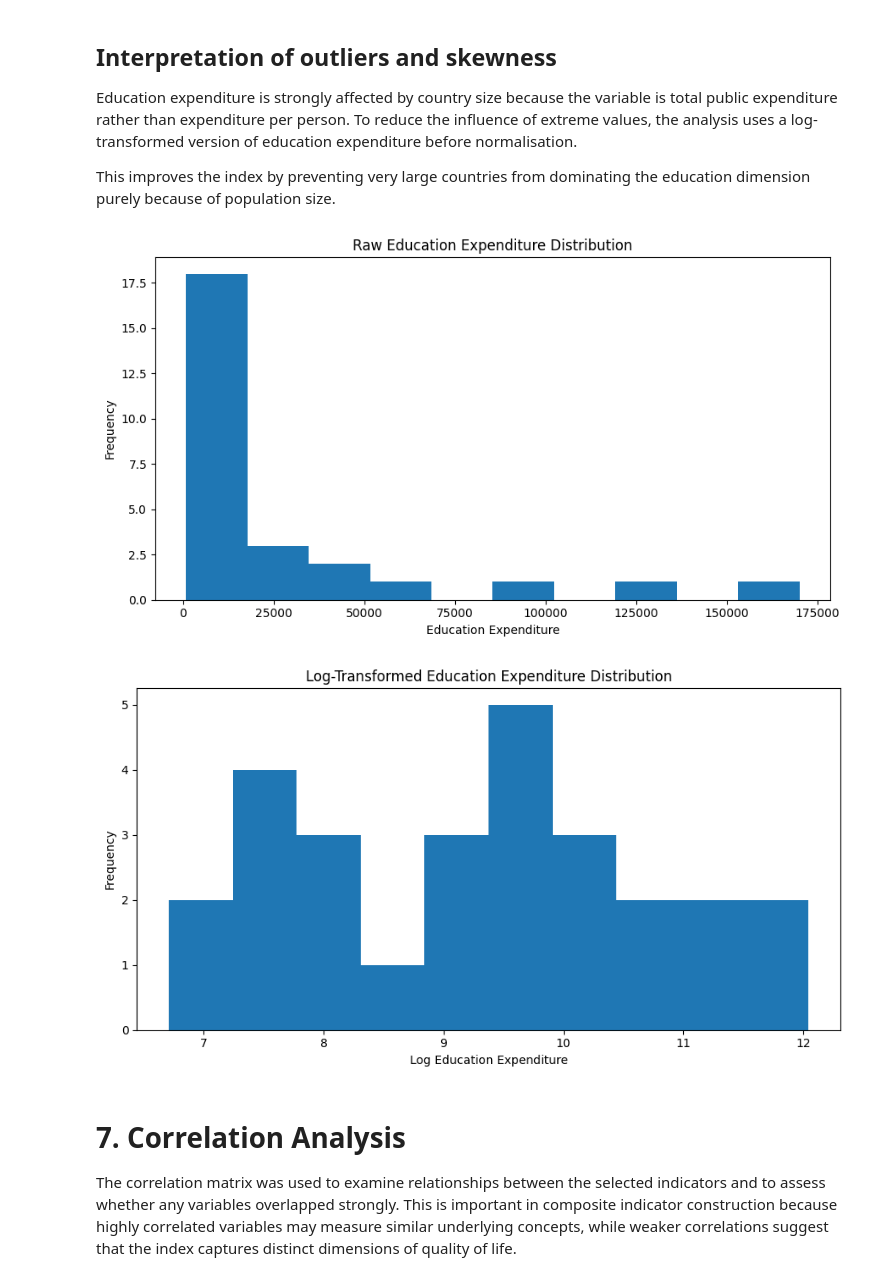
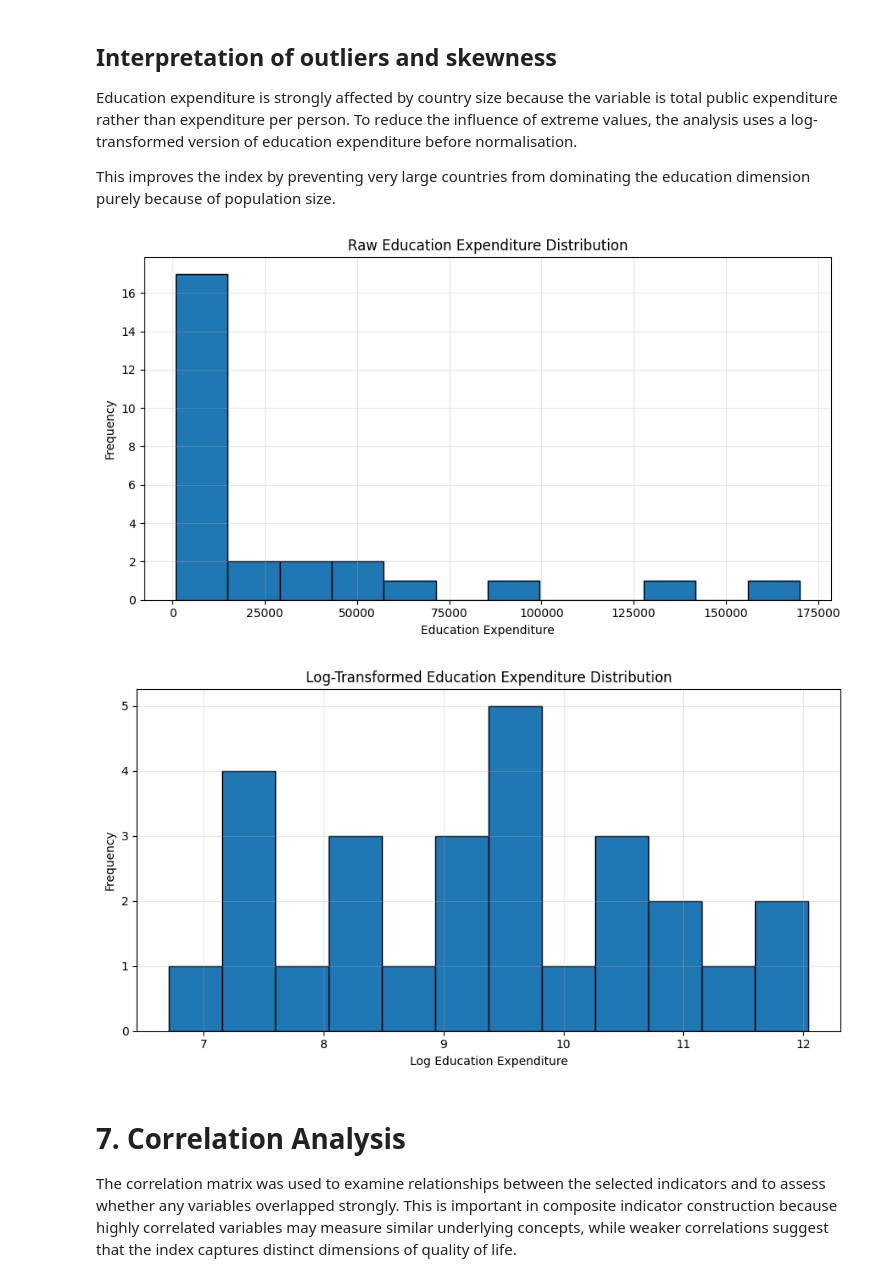
Before and after one commit to MohamedAshik14-blip/DAV-CA1, a Jupyter notebook: code/EU Quality of Life Index_Notebook.ipynb, the cells around one changed output. Cells and saved outputs as stored; diff of their text form; code cells hidden in the pictures.

```diff
--- a/code/EU Quality of Life Index_Notebook.ipynb
+++ b/code/EU Quality of Life Index_Notebook.ipynb
@@ -355,28 +355,42 @@ Education expenditure is strongly affected by country size because the variable
 
 This improves the index by preventing very large countries from dominating the education dimension purely because of population size.
 # %%
-df["Education_Expenditure_Log"] = np.log1p(df["Education_Expenditure"])
+df["Education_Expenditure_Log"]=np.log1p(df["Education_Expenditure"])
 
-plt.figure(figsize=(9, 5))
-plt.hist(df["Education_Expenditure"], bins=10)
+plt.figure(figsize=(9,5))
+
+plt.hist(df["Education_Expenditure"],bins=12,edgecolor="black")
+
 plt.title("Raw Education Expenditure Distribution")
 plt.xlabel("Education Expenditure")
 plt.ylabel("Frequency")
+
+plt.grid(alpha=0.3)
+
 plt.tight_layout()
-plt.savefig(CHARTS_DIR / "education_expenditure_raw_distribution.png", dpi=200)
+
+plt.savefig(CHARTS_DIR/"education_expenditure_raw_distribution.png",dpi=200)
+
 plt.show()
 
-plt.figure(figsize=(9, 5))
-plt.hist(df["Education_Expenditure_Log"], bins=10)
+plt.figure(figsize=(9,5))
+
+plt.hist(df["Education_Expenditure_Log"],bins=12,edgecolor="black")
+
 plt.title("Log-Transformed Education Expenditure Distribution")
 plt.xlabel("Log Education Expenditure")
 plt.ylabel("Frequency")
+
+plt.grid(alpha=0.3)
+
 plt.tight_layout()
-plt.savefig(CHARTS_DIR / "education_expenditure_log_distribution.png", dpi=200)
+
+plt.savefig(CHARTS_DIR/"education_expenditure_log_distribution.png",dpi=200)
+
 plt.show()
 # %% [output]
-[figure, old version]
+[figure, new version]
-[figure, old version]
+[figure, new version]
 # %% [markdown]
 # 7. Correlation Analysis
 
```
Also changed, not shown: parts of 3 cells of this notebook, 8 other files.
